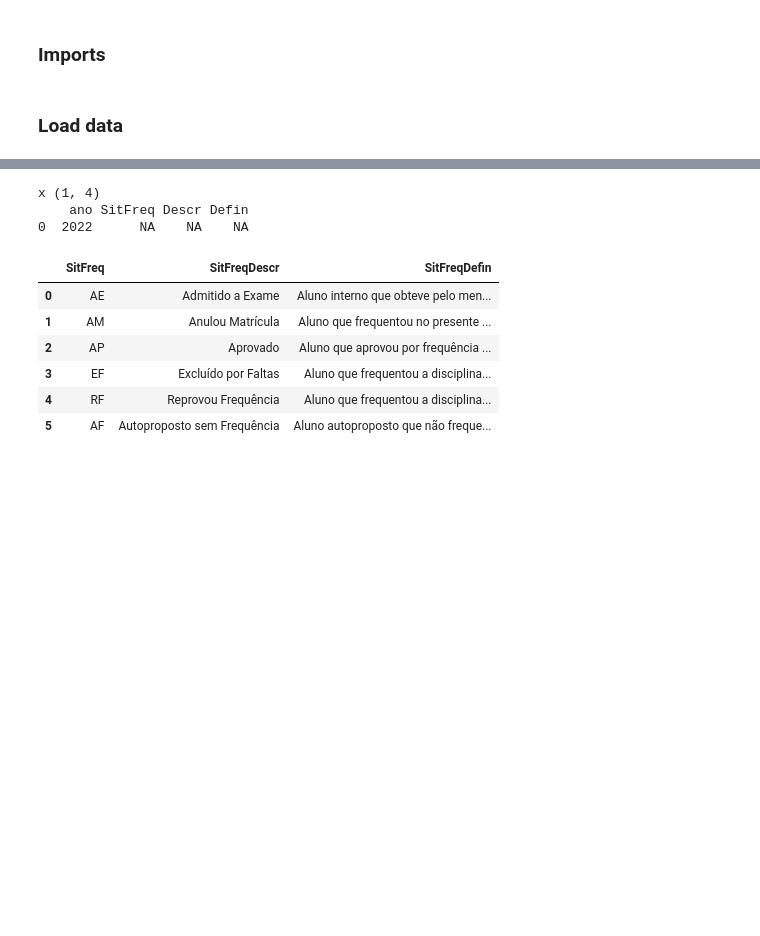
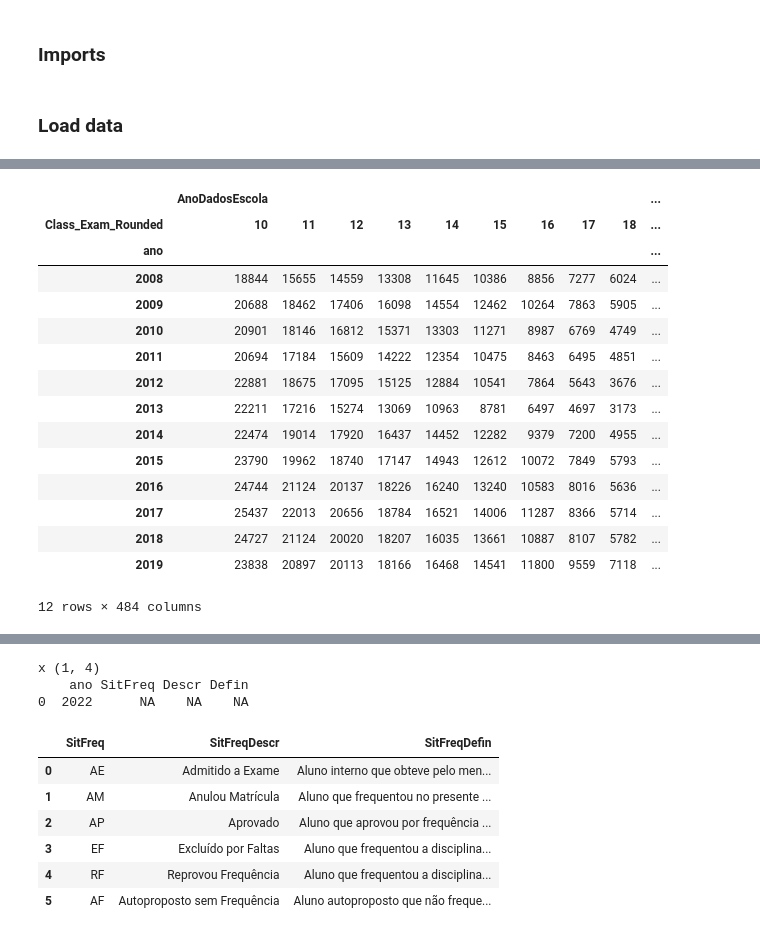
Before and after one commit to samueldatasci/ENES, a Jupyter notebook: code/featureEngineering.ipynb, the cells around one changed output, grey strips where cells are left out. Drawn from its saved outputs; the diff is of its cells as text; code cells hidden in the pictures; blank space fills up the shorter version.

```diff
--- a/code/featureEngineering.ipynb
+++ b/code/featureEngineering.ipynb
@@ -57,0 +36,24 @@ xx (5900405, 46)
+# %%
+clock = vprint_time(prefix="featureEngineering.")
+
+dfAll = get_dfAll_from_Parquet()
+clock = vprint_time(prefix = "dfAll loaded!" + str( dfAll.shape), start_time= clock)
+topList1 = list(dfAll.groupby('DescrExameAbrev').size().reset_index(name='count').sort_values('count', ascending=False).head(10)['DescrExameAbrev'])
+clock = vprint_time(prefix = "dfAll top exams!", start_time= clock)
+vprint(topList1)
+vprint("------------------------")
+
+dfAllFase1 = get_dfAllFase1_from_Parquet()
+clock = vprint_time(prefix = "dfAllFase1 loaded!" + str( dfAllFase1.shape), start_time= clock)
+topList2 = list(dfAllFase1.groupby('DescrExameAbrev').size().reset_index(name='count').sort_values('count', ascending=False).head(10)['DescrExameAbrev'])
+clock = vprint_time(prefix = "dfAllFase1 top exams!", start_time= clock)
+vprint(topList2)
+vprint("------------------------")
+
+
+
+dfInfoEscolas = get_dfInfoEscolas_from_Parquet()
+clock = vprint_time(prefix = "dfInfoEscolas loaded!" + str( dfInfoEscolas.shape), start_time= clock)
+topList3 = list(dfInfoEscolas.groupby('DescrExameAbrev').size().reset_index(name='count').sort_values('count', ascending=False).head(10)['DescrExameAbrev'])
+clock = vprint_time(prefix = "dfInfoEscolas top exams!", start_time= clock)
+vprint(topList3)
@@ -57,0 +78,27 @@ xx (5900405, 46)
+# %%
+#dfInfoEscolas.columns
+#dfInfoEscolas["Class_Exam_Rounded"].value_counts()
+
+#dfInfoEscolas.pivot_table(index='Class_Exam_Rounded', columns='ano', values='Class_Exam_Rounded', aggfunc='count')
+
+# Create a pivot table with the values for "ano" in row, the values for "Class_Exam_Rounded" in columns and counting records
+x = dfInfoEscolas.pivot_table(index='ano', columns='Class_Exam_Rounded', aggfunc='count')
+
+# Calculate the mean value of column "CIF"
+# %% [output]
+|  | AnoDadosEscola |  |  |  |  |  |  |  |  | ... |
+| Class_Exam_Rounded | 10 | 11 | 12 | 13 | 14 | 15 | 16 | 17 | 18 | ... |
+| ano |  |  |  |  |  |  |  |  |  | ... |
+| 2008 | 18844 | 15655 | 14559 | 13308 | 11645 | 10386 | 8856 | 7277 | 6024 | ... |
+| 2009 | 20688 | 18462 | 17406 | 16098 | 14554 | 12462 | 10264 | 7863 | 5905 | ... |
+| 2010 | 20901 | 18146 | 16812 | 15371 | 13303 | 11271 | 8987 | 6769 | 4749 | ... |
+| 2011 | 20694 | 17184 | 15609 | 14222 | 12354 | 10475 | 8463 | 6495 | 4851 | ... |
+| 2012 | 22881 | 18675 | 17095 | 15125 | 12884 | 10541 | 7864 | 5643 | 3676 | ... |
+| 2013 | 22211 | 17216 | 15274 | 13069 | 10963 | 8781 | 6497 | 4697 | 3173 | ... |
+| 2014 | 22474 | 19014 | 17920 | 16437 | 14452 | 12282 | 9379 | 7200 | 4955 | ... |
+| 2015 | 23790 | 19962 | 18740 | 17147 | 14943 | 12612 | 10072 | 7849 | 5793 | ... |
+| 2016 | 24744 | 21124 | 20137 | 18226 | 16240 | 13240 | 10583 | 8016 | 5636 | ... |
+| 2017 | 25437 | 22013 | 20656 | 18784 | 16521 | 14006 | 11287 | 8366 | 5714 | ... |
+| 2018 | 24727 | 21124 | 20020 | 18207 | 16035 | 13661 | 10887 | 8107 | 5782 | ... |
+| 2019 | 23838 | 20897 | 20113 | 18166 | 16468 | 14541 | 11800 | 9559 | 7118 | ... |
+12 rows × 484 columns
```
Also changed, not shown: parts of 9 cells of this notebook, 1 other file.
